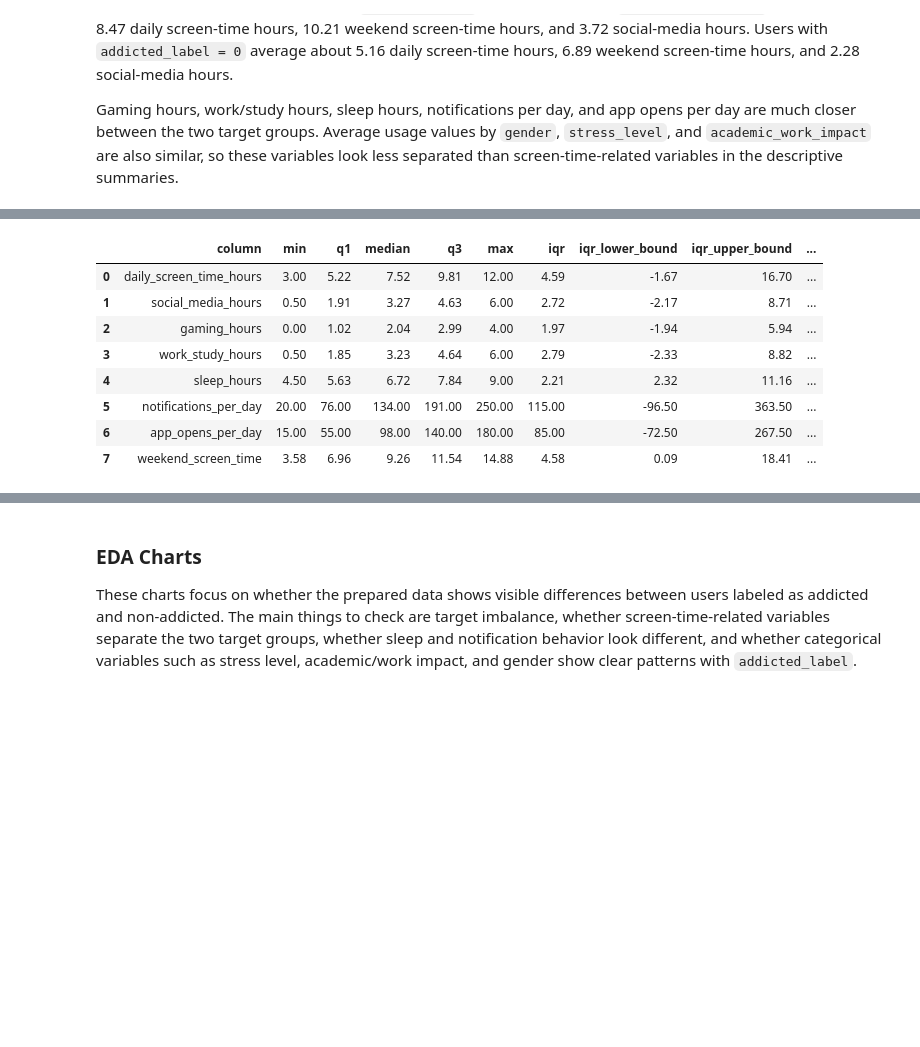
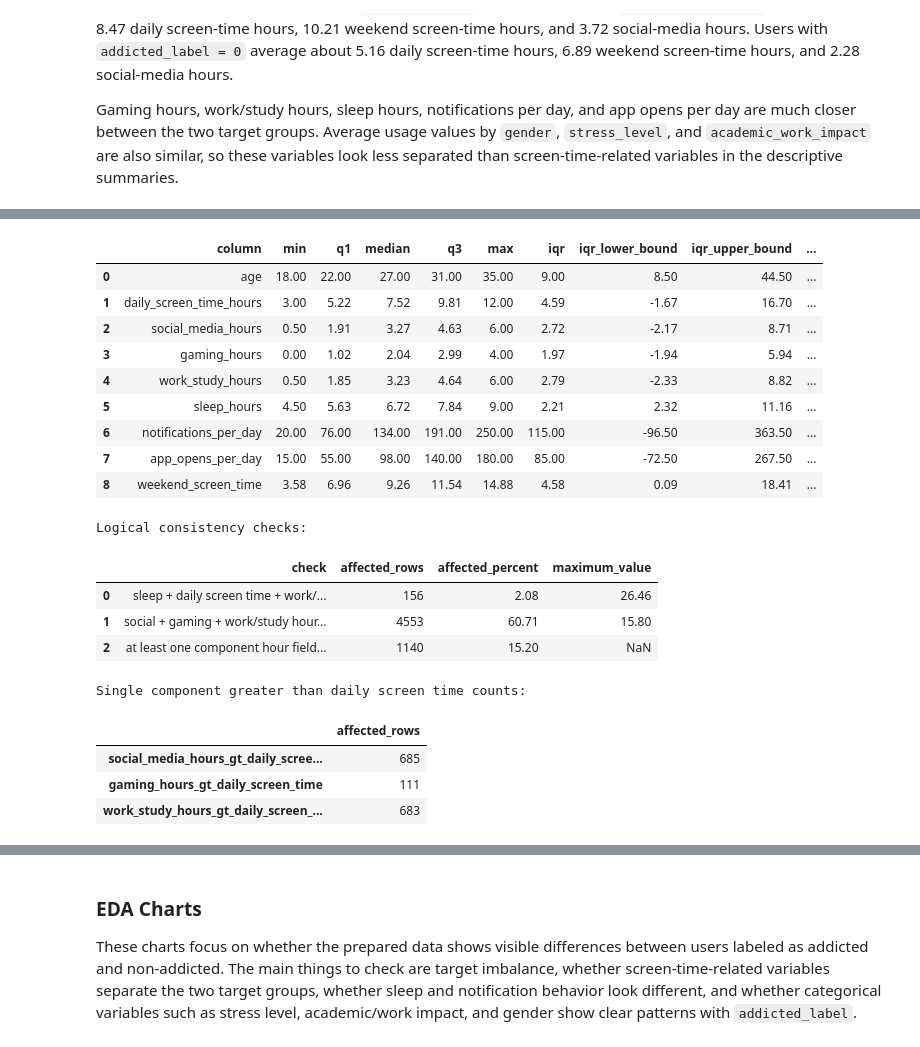
Before and after one commit to Zikri809/Data_Analytics_Project, a Jupyter notebook: Analysis.ipynb, the cells around one changed output, grey strips where cells are left out. Saved outputs shown, nothing was run; the diff lists cells and outputs as text; code cells hidden in the pictures; blank space fills up the shorter version.

```diff
--- a/Analysis.ipynb
+++ b/Analysis.ipynb
@@ -754,37 +1065,97 @@ Before relying on the distribution charts, check numeric ranges and simple IQR b
 # %%
+range_check_columns = ['age'] + eda_numeric_columns
+
 range_check_rows = []
-for col in eda_numeric_columns:
+for col in range_check_columns:
     q1 = df_prepared[col].quantile(0.25)
     q3 = df_prepared[col].quantile(0.75)
     iqr = q3 - q1
     lower_bound = q1 - 1.5 * iqr
     upper_bound = q3 + 1.5 * iqr
     outside_iqr = ((df_prepared[col] < lower_bound) | (df_prepared[col] > upper_bound)).sum()
     range_check_rows.append({
         'column': col,
         'min': df_prepared[col].min(),
         'q1': q1,
         'median': df_prepared[col].median(),
         'q3': q3,
         'max': df_prepared[col].max(),
         'iqr': iqr,
         'iqr_lower_bound': lower_bound,
         'iqr_upper_bound': upper_bound,
         'outside_iqr_count': outside_iqr
     })
 
 range_check_df = pd.DataFrame(range_check_rows)
 display(range_check_df.round(2))
+
+time_budget_total = (
+    df_prepared['sleep_hours']
+    + df_prepared['daily_screen_time_hours']
+    + df_prepared['work_study_hours']
+)
+time_budget_violation_mask = time_budget_total > 24
+
+component_exceeds_total_mask = df_prepared['usage_component_total_hours'] > df_prepared['daily_screen_time_hours']
+single_component_gt_daily_mask = (
+    (df_prepared['social_media_hours'] > df_prepared['daily_screen_time_hours'])
+    | (df_prepared['gaming_hours'] > df_prepared['daily_screen_time_hours'])
+    | (df_prepared['work_study_hours'] > df_prepared['daily_screen_time_hours'])
+)
+
+logical_check_summary = pd.DataFrame([
+    {
+        'check': 'sleep + daily screen time + work/study hours > 24',
+        'affected_rows': int(time_budget_violation_mask.sum()),
+        'affected_percent': time_budget_violation_mask.mean() * 100,
+        'maximum_value': time_budget_total.max()
+    },
+    {
+        'check': 'social + gaming + work/study hours > daily screen time',
+        'affected_rows': int(component_exceeds_total_mask.sum()),
+        'affected_percent': component_exceeds_total_mask.mean() * 100,
+        'maximum_value': df_prepared['usage_component_total_hours'].max()
+    },
+    {
+        'check': 'at least one component hour field > daily screen time',
+        'affected_rows': int(single_component_gt_daily_mask.sum()),
+        'affected_percent': single_component_gt_daily_mask.mean() * 100,
+        'maximum_value': np.nan
+    }
+])
+
+print('Logical consistency checks:')
+display(logical_check_summary.round(2))
+
+single_component_checks = {
+    'social_media_hours_gt_daily_screen_time': (df_prepared['social_media_hours'] > df_prepared['daily_screen_time_hours']).sum(),
+    'gaming_hours_gt_daily_screen_time': (df_prepared['gaming_hours'] > df_prepared['daily_screen_time_hours']).sum(),
+    'work_study_hours_gt_daily_screen_time': (df_prepared['work_study_hours'] > df_prepared['daily_screen_time_hours']).sum()
+}
+
+print('Single component greater than daily screen time counts:')
+display(pd.Series(single_component_checks, name='affected_rows').to_frame())
 # %% [output]
 |  | column | min | q1 | median | q3 | max | iqr | iqr_lower_bound | iqr_upper_bound | ... |
-| 0 | daily_screen_time_hours | 3.00 | 5.22 | 7.52 | 9.81 | 12.00 | 4.59 | -1.67 | 16.70 | ... |
-| 1 | social_media_hours | 0.50 | 1.91 | 3.27 | 4.63 | 6.00 | 2.72 | -2.17 | 8.71 | ... |
-| 2 | gaming_hours | 0.00 | 1.02 | 2.04 | 2.99 | 4.00 | 1.97 | -1.94 | 5.94 | ... |
-| 3 | work_study_hours | 0.50 | 1.85 | 3.23 | 4.64 | 6.00 | 2.79 | -2.33 | 8.82 | ... |
-| 4 | sleep_hours | 4.50 | 5.63 | 6.72 | 7.84 | 9.00 | 2.21 | 2.32 | 11.16 | ... |
-| 5 | notifications_per_day | 20.00 | 76.00 | 134.00 | 191.00 | 250.00 | 115.00 | -96.50 | 363.50 | ... |
-| 6 | app_opens_per_day | 15.00 | 55.00 | 98.00 | 140.00 | 180.00 | 85.00 | -72.50 | 267.50 | ... |
-| 7 | weekend_screen_time | 3.58 | 6.96 | 9.26 | 11.54 | 14.88 | 4.58 | 0.09 | 18.41 | ... |
+| 0 | age | 18.00 | 22.00 | 27.00 | 31.00 | 35.00 | 9.00 | 8.50 | 44.50 | ... |
+| 1 | daily_screen_time_hours | 3.00 | 5.22 | 7.52 | 9.81 | 12.00 | 4.59 | -1.67 | 16.70 | ... |
+| 2 | social_media_hours | 0.50 | 1.91 | 3.27 | 4.63 | 6.00 | 2.72 | -2.17 | 8.71 | ... |
+| 3 | gaming_hours | 0.00 | 1.02 | 2.04 | 2.99 | 4.00 | 1.97 | -1.94 | 5.94 | ... |
+| 4 | work_study_hours | 0.50 | 1.85 | 3.23 | 4.64 | 6.00 | 2.79 | -2.33 | 8.82 | ... |
+| 5 | sleep_hours | 4.50 | 5.63 | 6.72 | 7.84 | 9.00 | 2.21 | 2.32 | 11.16 | ... |
+| 6 | notifications_per_day | 20.00 | 76.00 | 134.00 | 191.00 | 250.00 | 115.00 | -96.50 | 363.50 | ... |
+| 7 | app_opens_per_day | 15.00 | 55.00 | 98.00 | 140.00 | 180.00 | 85.00 | -72.50 | 267.50 | ... |
+| 8 | weekend_screen_time | 3.58 | 6.96 | 9.26 | 11.54 | 14.88 | 4.58 | 0.09 | 18.41 | ... |
+Logical consistency checks:
+|  | check | affected_rows | affected_percent | maximum_value |
+| 0 | sleep + daily screen time + work/... | 156 | 2.08 | 26.46 |
+| 1 | social + gaming + work/study hour... | 4553 | 60.71 | 15.80 |
+| 2 | at least one component hour field... | 1140 | 15.20 | NaN |
+Single component greater than daily screen time counts:
+|  | affected_rows |
+| social_media_hours_gt_daily_scree... | 685 |
+| gaming_hours_gt_daily_screen_time | 111 |
+| work_study_hours_gt_daily_screen_... | 683 |
 # %% [markdown]
 ### Numeric Range Check Interpretation
 
```
Also changed, not shown: parts of 49 cells of this notebook, 1 other file.
